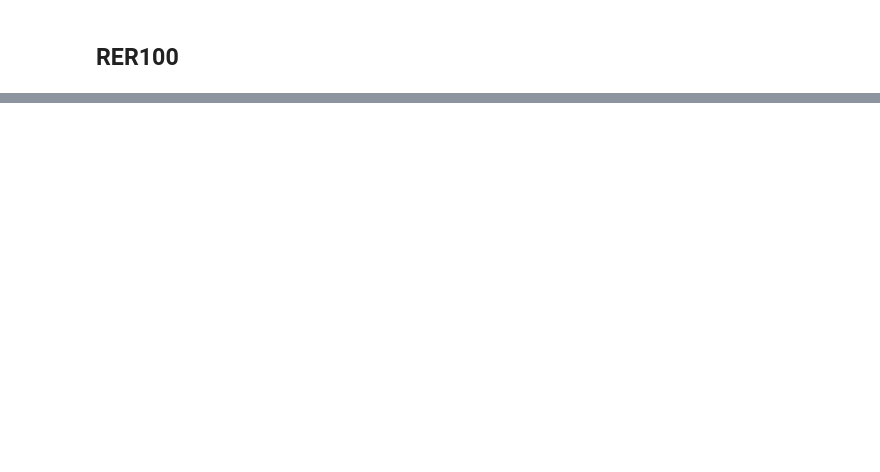
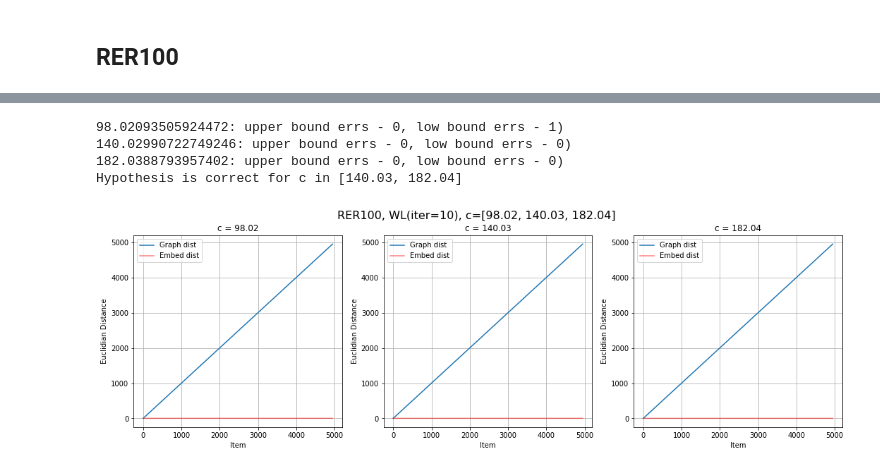
Before and after one commit to ponyfat/GraphsEmbedsDistances, a Jupyter notebook: Distance analysis.ipynb, the cells around one changed output, grey strips where cells are left out. Drawn from its saved outputs; the diff is of its cells as text; code cells hidden in the pictures; blank space fills up the shorter version.

```diff
--- a/Distance analysis.ipynb
+++ b/Distance analysis.ipynb
@@ -191 +190,9 @@ Optimal c: 175.37
+# %%
+plot_c_dependencies('data/WL_RER100_gdist.npy', 'data/WL_RER100_edist.npy', 'RER100, WL(iter=10)', 2000, bounds='lower')
+# %% [output]
+98.02093505924472: upper bound errs - 0, low bound errs - 1)
+140.02990722749246: upper bound errs - 0, low bound errs - 0)
+182.0388793957402: upper bound errs - 0, low bound errs - 0)
+Hypothesis is correct for c in [140.03, 182.04]
+[figure, added]
 # %%
```
Also changed, not shown: parts of 9 cells of this notebook, 8 other files.
